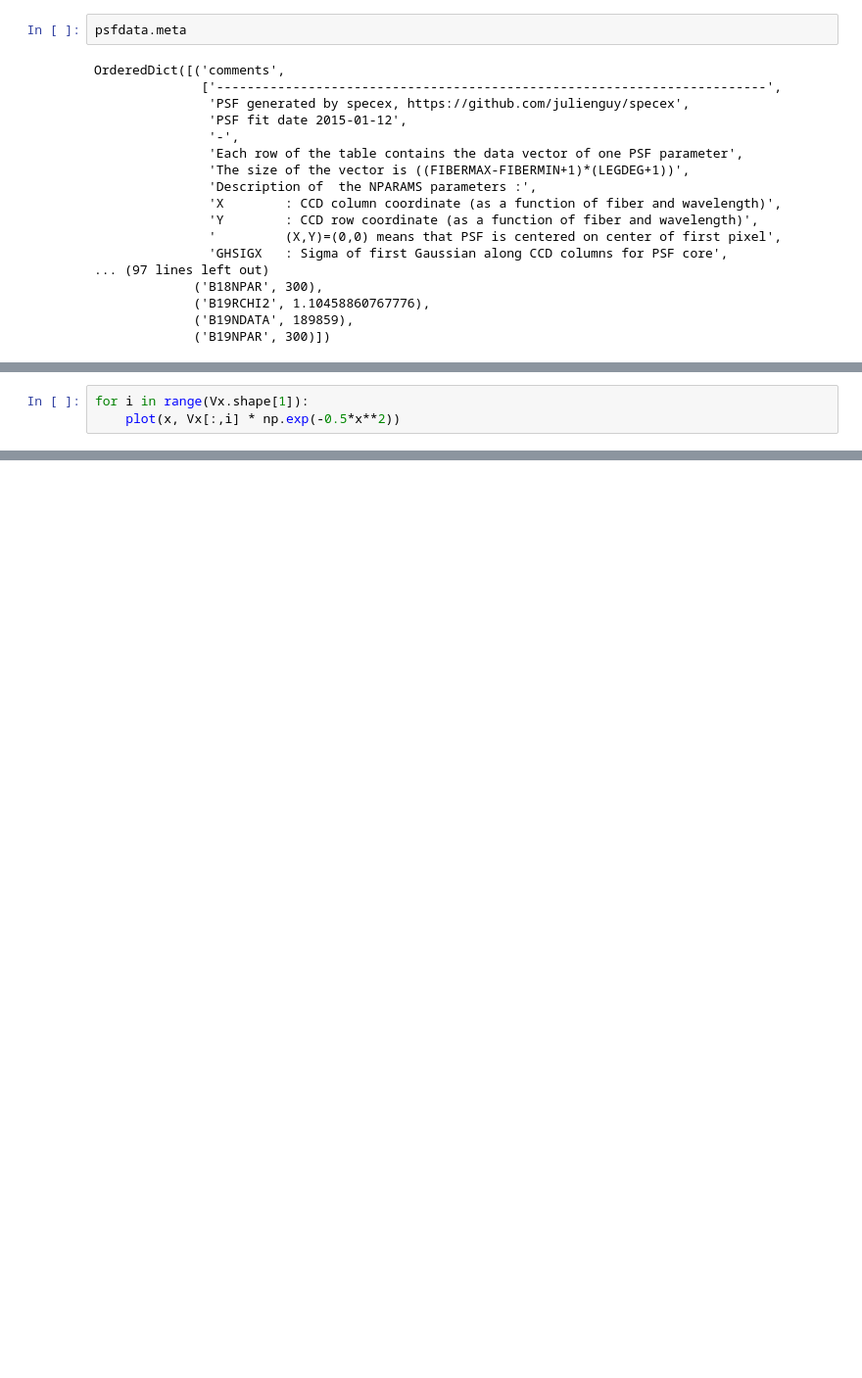
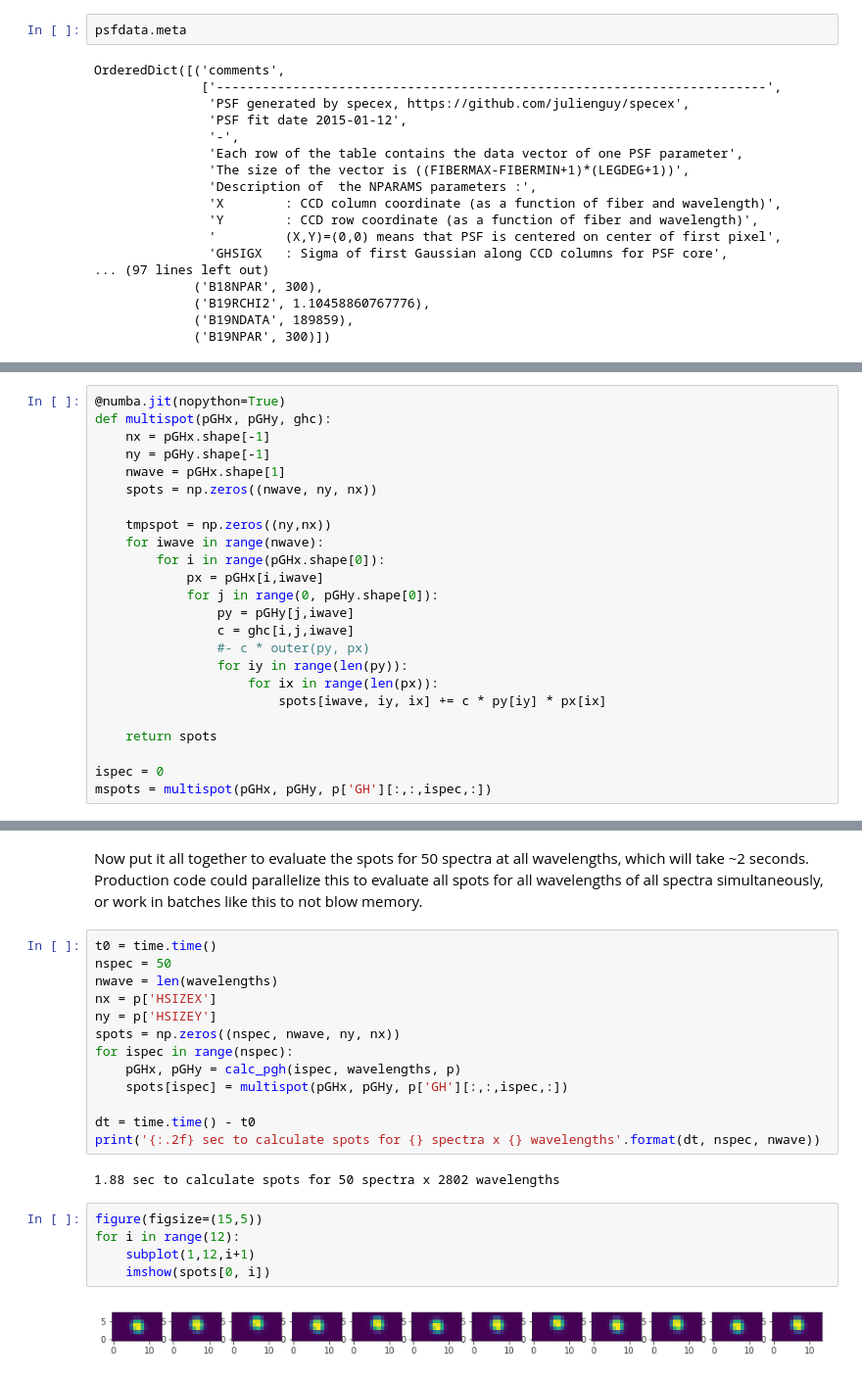
Before and after one commit to desihub/gpu_specter, a Jupyter notebook: ProjectionMatrix.ipynb, the cells around one changed output, grey strips where cells are left out. Shown at 98% size. Cells and saved outputs as stored; diff of their text form; blank space fills up the shorter version.

```diff
--- a/ProjectionMatrix.ipynb
+++ b/ProjectionMatrix.ipynb
@@ -370,3 +142,0 @@ Vx.shape, Vy.shape
-# %%
-for i in range(Vx.shape[1]):
-    plot(x, Vx[:,i] * np.exp(-0.5*x**2))
@@ -385,0 +254,24 @@ x.shape, V.shape
+# %%
+@numba.jit(nopython=True)
+def multispot(pGHx, pGHy, ghc):
+    nx = pGHx.shape[-1]
+    ny = pGHy.shape[-1]
+    nwave = pGHx.shape[1]
+    spots = np.zeros((nwave, ny, nx))
+
+    tmpspot = np.zeros((ny,nx))
+    for iwave in range(nwave):
+        for i in range(pGHx.shape[0]):
+            px = pGHx[i,iwave]
+            for j in range(0, pGHy.shape[0]):
+                py = pGHy[j,iwave]
+                c = ghc[i,j,iwave]
+                #- c * outer(py, px)
+                for iy in range(len(py)):
+                    for ix in range(len(px)):
+                        spots[iwave, iy, ix] += c * py[iy] * px[ix]
+
+    return spots
+
+ispec = 0
+mspots = multispot(pGHx, pGHy, p['GH'][:,:,ispec,:])
@@ -385,0 +282,27 @@ x.shape, V.shape
+# %% [markdown]
+Now put it all together to evaluate the spots for 50 spectra at all wavelengths,
+which will take ~2 seconds.  Production code could parallelize this to evaluate
+all spots for all wavelengths of all spectra simultaneously, or work in batches
+like this to not blow memory.
+# %%
+t0 = time.time()
+nspec = 50
+nwave = len(wavelengths)
+nx = p['HSIZEX']
+ny = p['HSIZEY']
+spots = np.zeros((nspec, nwave, ny, nx))
+for ispec in range(nspec):
+    pGHx, pGHy = calc_pgh(ispec, wavelengths, p)
+    spots[ispec] = multispot(pGHx, pGHy, p['GH'][:,:,ispec,:])
+
+dt = time.time() - t0
+print('{:.2f} sec to calculate spots for {} spectra x {} wavelengths'.format(dt, nspec, nwave))
+# %% [output]
+1.88 sec to calculate spots for 50 spectra x 2802 wavelengths
+# %%
+figure(figsize=(15,5))
+for i in range(12):
+    subplot(1,12,i+1)
+    imshow(spots[0, i])
+# %% [output]
+[figure, added]
```
Also changed, not shown: parts of 63 cells of this notebook.
